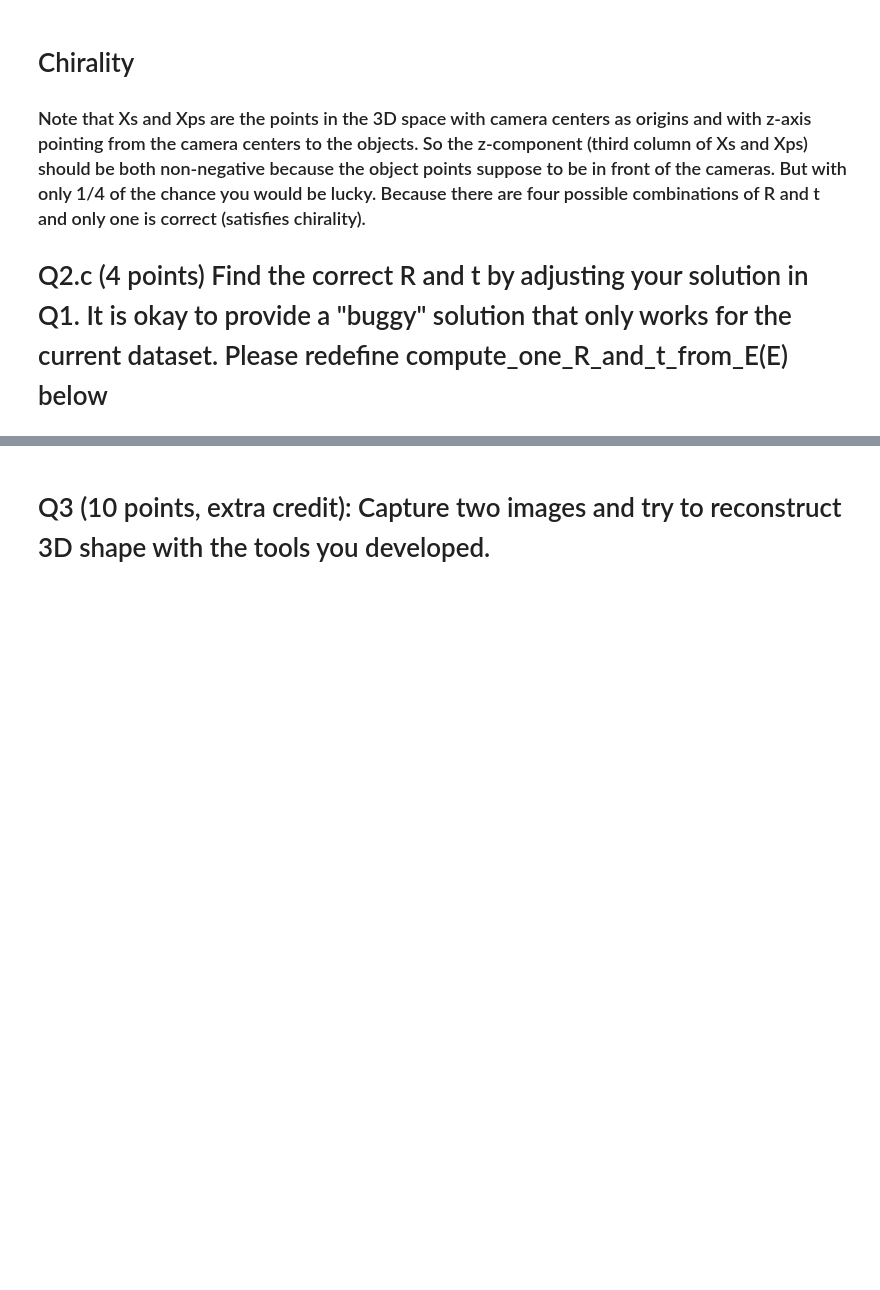
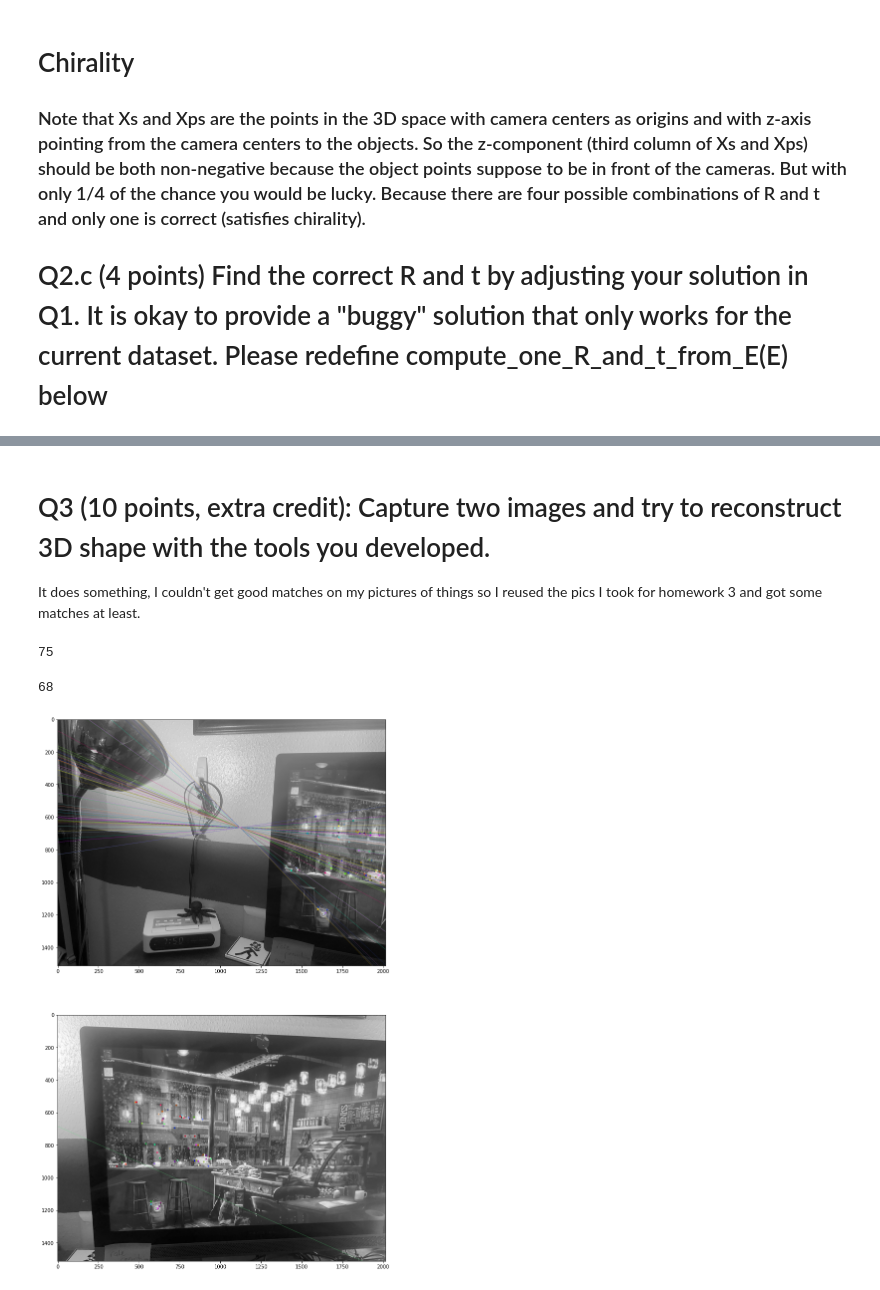
Before and after one commit to SarahBrown/ECE5973-CV, a Jupyter notebook: HW4/SarahBrown - CV - HW4.ipynb, the cells around one changed output, grey strips where cells are left out. Cells and saved outputs as stored; diff of their text form; code cells hidden in the pictures; blank space fills up the shorter version.

```diff
--- a/HW4/SarahBrown - CV - HW4.ipynb
+++ b/HW4/SarahBrown - CV - HW4.ipynb
@@ -256,2 +269,3 @@ o3d.visualization.draw_geometries([cloud])
 # %% [markdown]
 # Q3 (10 points, extra credit): Capture two images and try to reconstruct 3D shape with the tools you developed.
+It does something, I couldn't get good matches on my pictures of things so I reused the pics I took for homework 3 and got some matches at least.
@@ -257,0 +292,74 @@ o3d.visualization.draw_geometries([cloud])
+# %%
+sift = cv2.xfeatures2d.SIFT_create() #SIFT()
+
+# find the keypoints and descriptors with SIFT
+kp1, des1 = sift.detectAndCompute(img1,None)
+kp2, des2 = sift.detectAndCompute(img2,None)
+
+# FLANN parameters
+FLANN_INDEX_KDTREE = 0
+index_params = dict(algorithm = FLANN_INDEX_KDTREE, trees = 5)
+search_params = dict(checks=50)
+
+flann = cv2.FlannBasedMatcher(index_params,search_params)
+matches = flann.knnMatch(des1,des2,k=2)
+
+good = []
+points1 = []
+points2 = []
+
+# ratio test as per Lowe's paper
+for i,(m,n) in enumerate(matches):
+    if m.distance < 0.3*n.distance:
+        good.append(m)
+        points2.append(kp2[m.trainIdx].pt)
+        points1.append(kp1[m.queryIdx].pt)
+print(len(good))
+# %% [output]
+75
+# %%
+points1 = np.int32(points1)
+points2 = np.int32(points2)
+F, mask = cv2.findFundamentalMat(points1,points2,cv2.FM_LMEDS)
+# We select only inlier points
+points1 = points1[mask.ravel()==1]
+points2 = points2[mask.ravel()==1]
+
+print(len(points1))
+
+K = np.eye(3) # Take the camera intrisic matrix matrix K to be identity.
+E = K.T @ F @ K
+# %% [output]
+68
+# %%
+def drawlines(img1,img2,lines,pts1,pts2):
+    ''' img1 - image on which we draw the epilines for the points in img2
+        lines - corresponding epilines '''
+    r,c = img1.shape
+    img1 = cv2.cvtColor(img1,cv2.COLOR_GRAY2BGR)
+    img2 = cv2.cvtColor(img2,cv2.COLOR_GRAY2BGR)
+    for r,pt1,pt2 in zip(lines,pts1,pts2):
+        color = tuple(np.random.randint(0,255,3).tolist())
+        x0,y0 = map(int, [0, -r[2]/r[1] ])
+        x1,y1 = map(int, [c, -(r[2]+r[0]*c)/r[1] ])
+        img1 = cv2.line(img1, (x0,y0), (x1,y1), color,1)
+        img1 = cv2.circle(img1,tuple(pt1),5,color,-1)
+        img2 = cv2.circle(img2,tuple(pt2),5,color,-1)
+    return img1,img2
+
+# Find epilines corresponding to points in right image (second image) and
+# drawing its lines on left image
+lines1 = cv2.computeCorrespondEpilines(points2.reshape(-1,1,2), 2,F)
+lines1 = lines1.reshape(-1,3)
+img5,img6 = drawlines(img1,img2,lines1,points1,points2)
+# Find epilines corresponding to points in left image (first image) and
+# drawing its lines on right image
+lines2 = cv2.computeCorrespondEpilines(pts1.reshape(-1,1,2), 1,F)
+lines2 = lines2.reshape(-1,3)
+img3,img4 = drawlines(img2,img1,lines2,points2,points1)
+plt.figure(figsize=(40,20))
+plt.subplot(211),plt.imshow(img5)
+plt.subplot(212),plt.imshow(img3)
+plt.show()
+# %% [output]
+[figure, added]
```
Also changed, not shown: parts of 18 cells of this notebook, 10 other files.
